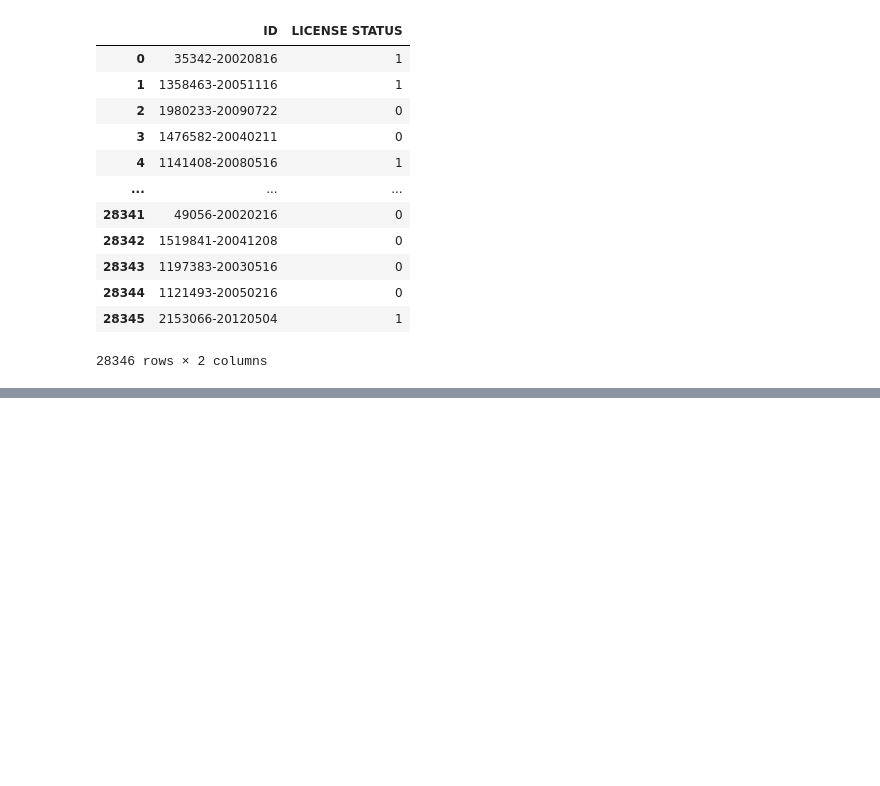
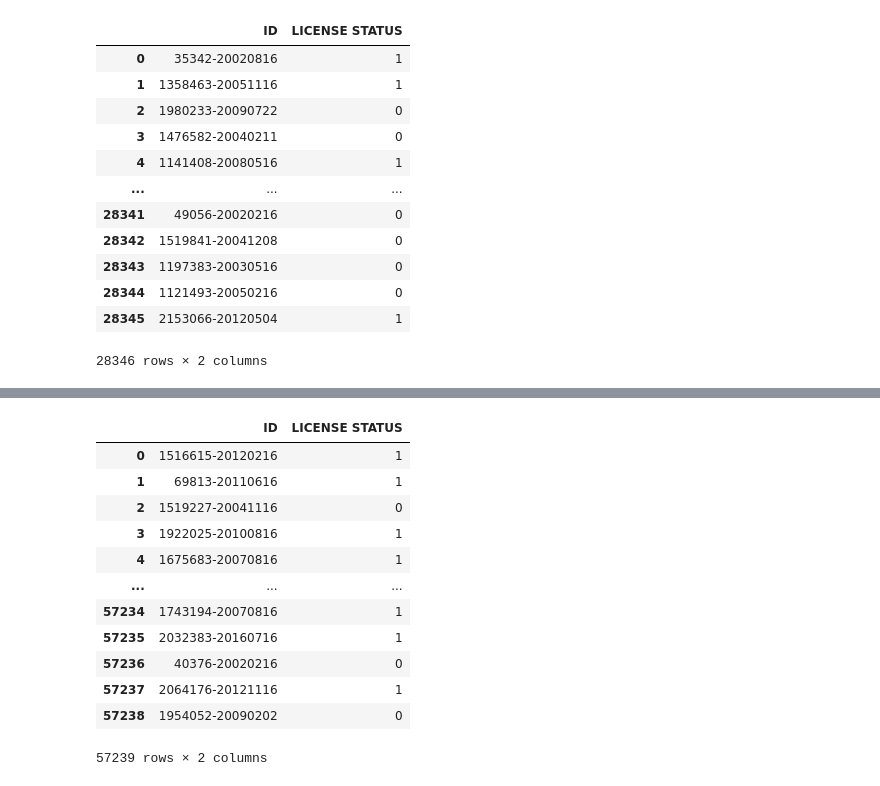
Before and after one commit to sudama-Inc/Predict-the-Business-License-Status, a Jupyter notebook: testModelPrediction.ipynb, the cells around one changed output, grey strips where cells are left out. Drawn from its saved outputs; the diff is of its cells as text; code cells hidden in the pictures; blank space fills up the shorter version.

```diff
--- a/testModelPrediction.ipynb
+++ b/testModelPrediction.ipynb
@@ -52,0 +51,3 @@ df_test
+# %%
+df_train = pd.read_csv('https://raw.githubusercontent.com/sudama-Inc/Predict-the-Business-License-Status/main/submission.csv')
+df_train.head()
@@ -52,0 +61,17 @@ df_test
+# %%
+df_train['LICENSE STATUS'] = df_train['LICENSE STATUS'].map({'AAI':0, 'AAC':1, 'REV':2, 'REA':3, 'INQ':4})
+df_train
+# %% [output]
+|  | ID | LICENSE STATUS |
+| 0 | 1516615-20120216 | 1 |
+| 1 | 69813-20110616 | 1 |
+| 2 | 1519227-20041116 | 0 |
+| 3 | 1922025-20100816 | 1 |
+| 4 | 1675683-20070816 | 1 |
+| ... | ... | ... |
+| 57234 | 1743194-20070816 | 1 |
+| 57235 | 2032383-20160716 | 1 |
+| 57236 | 40376-20020216 | 0 |
+| 57237 | 2064176-20121116 | 1 |
+| 57238 | 1954052-20090202 | 0 |
+57239 rows × 2 columns
```
Also changed, not shown: parts of 5 cells of this notebook.
